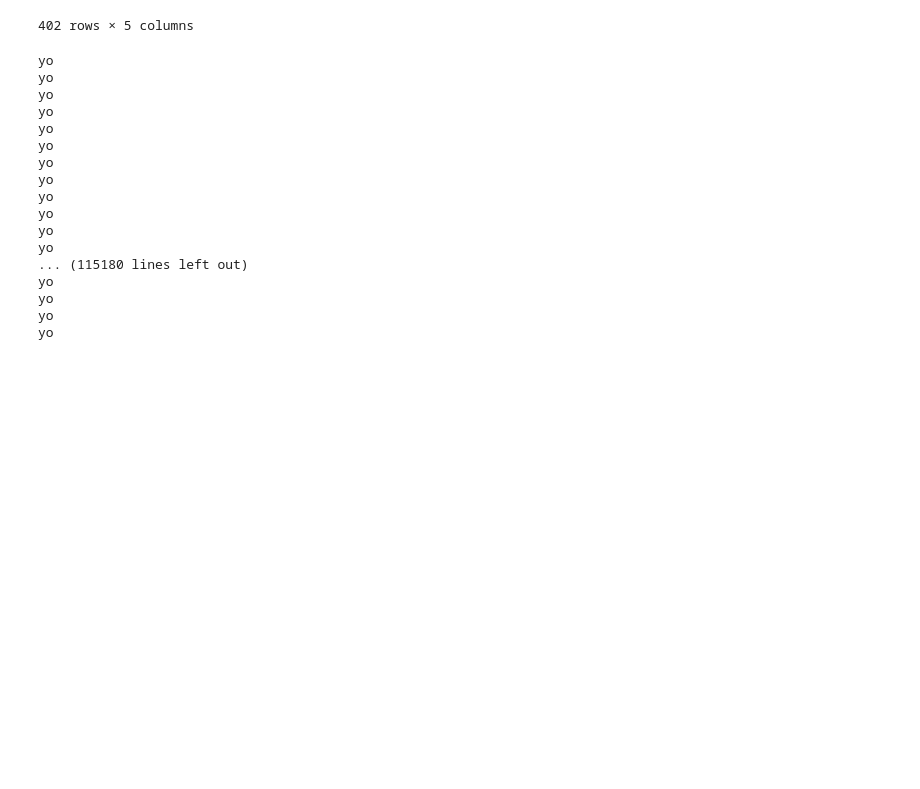
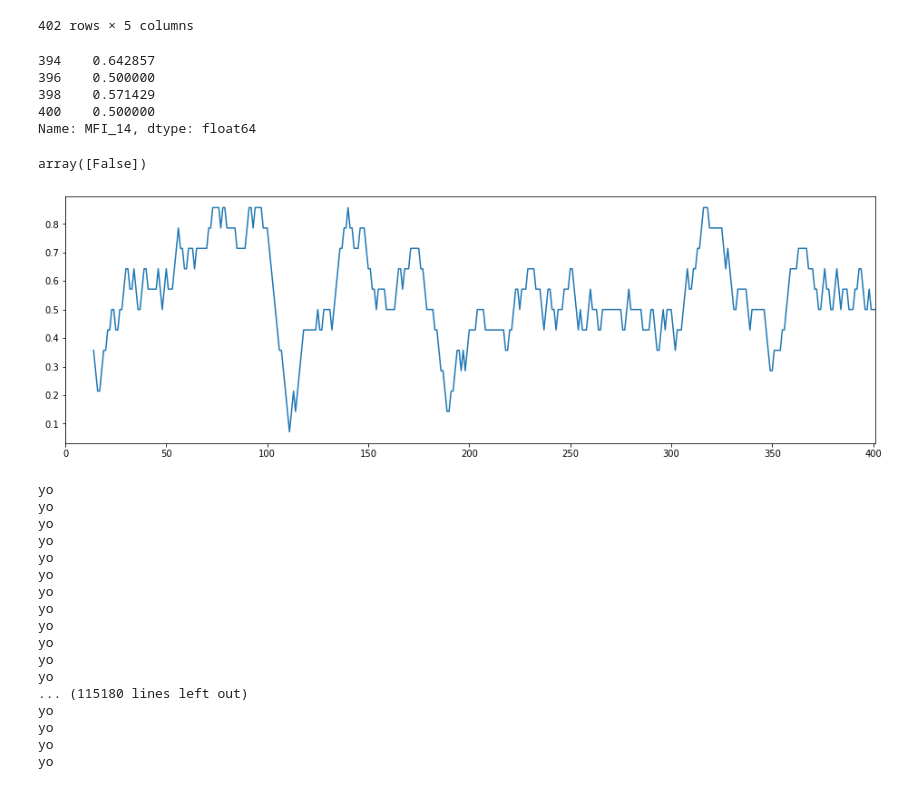
Before and after one commit to mazecore/Py_algotrader, a Jupyter notebook: TradingBot.ipynb, the cells around one changed output. Saved outputs shown, nothing was run; the diff lists cells and outputs as text; code cells hidden in the pictures; blank space fills up the shorter version.

```diff
--- a/TradingBot.ipynb
+++ b/TradingBot.ipynb
@@ -93,9 +93,18 @@ df
 # %%
 # mf = MFI(df, 14)
 mfi = MFI2(df, 14)
 mfi.plot(figsize=(16, 5))
 # mf
-print(mfi)
+print(mfi[-8::2])
+mfi.values[-1:] > mfi.values[-8:-7]
+# %% [output]
+394    0.642857
+396    0.500000
+398    0.571429
+400    0.500000
+Name: MFI_14, dtype: float64
+array([False])
+[figure, added]
 # %%
 roc = ROC(df ,14)
 roc.plot()
```
Also changed, not shown: parts of 2 cells of this notebook, 3 other files.
